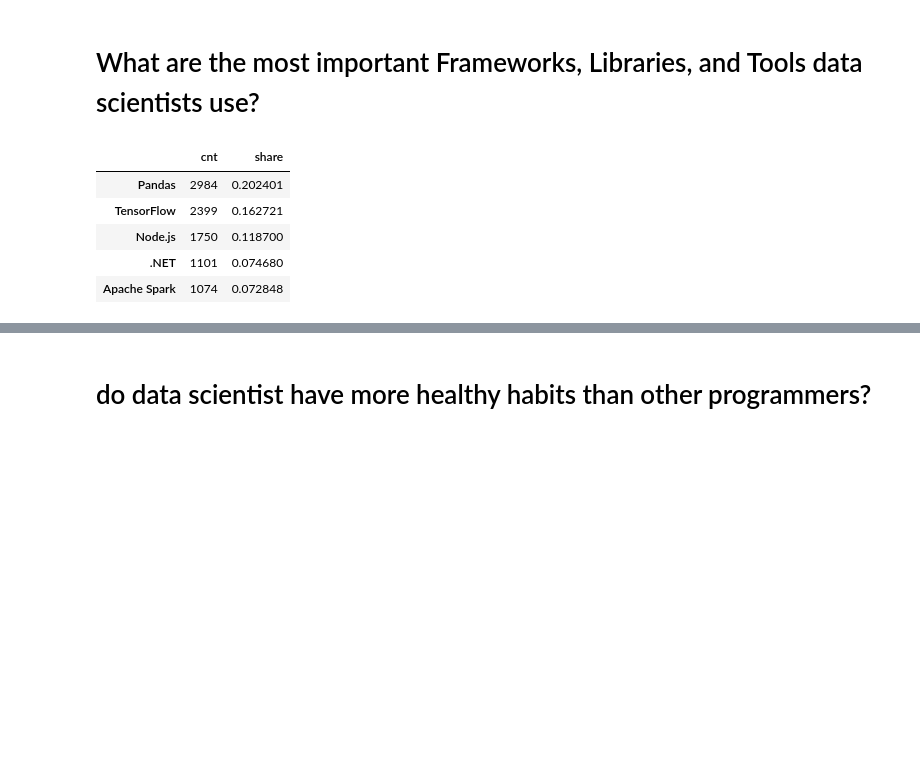
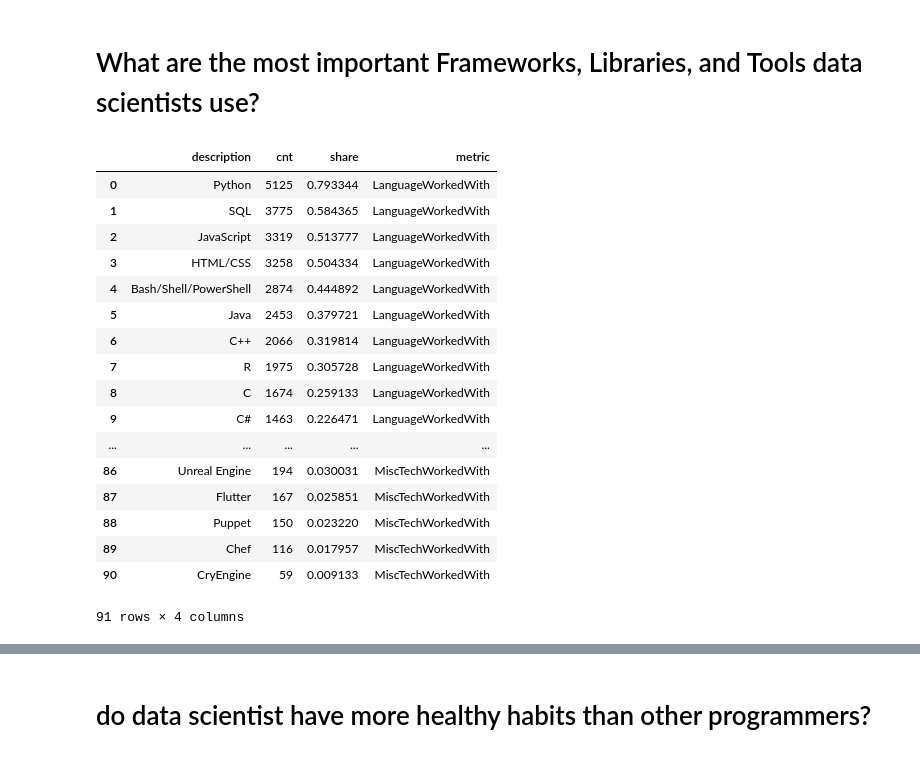
Before and after one commit to StefanTippelt/stack_overflow_developer_survey, a Jupyter notebook: stackoverflow_exploration.ipynb, the cells around one changed output, grey strips where cells are left out. Drawn from its saved outputs; the diff is of its cells as text; code cells hidden in the pictures; blank space fills up the shorter version.

```diff
--- a/stackoverflow_exploration.ipynb
+++ b/stackoverflow_exploration.ipynb
@@ -191,14 +186,0 @@ metrics = ["LanguageWorkedWith",
-# %%
-ds_df["individual_MiscTechWorkedWith"] = ds_df["MiscTechWorkedWith"].str.split(";")
-
-tmp_misc_tools = ds_df["individual_MiscTechWorkedWith"].apply(pd.Series).stack()
-ds_misc_tools = tmp_misc_tools.value_counts().to_frame().rename(columns={0: 'cnt'})
-ds_misc_tools["share"] = ds_misc_tools["cnt"] / ds_misc_tools["cnt"].sum()
-ds_misc_tools.head()
-# %% [output]
-|  | cnt | share |
-| Pandas | 2984 | 0.202401 |
-| TensorFlow | 2399 | 0.162721 |
-| Node.js | 1750 | 0.118700 |
-| .NET | 1101 | 0.074680 |
-| Apache Spark | 1074 | 0.072848 |
@@ -216,0 +200,21 @@ def get_shares(df, col, delimiter=';'):
+# %%
+mydf
+# %% [output]
+|  | description | cnt | share | metric |
+| 0 | Python | 5125 | 0.793344 | LanguageWorkedWith |
+| 1 | SQL | 3775 | 0.584365 | LanguageWorkedWith |
+| 2 | JavaScript | 3319 | 0.513777 | LanguageWorkedWith |
+| 3 | HTML/CSS | 3258 | 0.504334 | LanguageWorkedWith |
+| 4 | Bash/Shell/PowerShell | 2874 | 0.444892 | LanguageWorkedWith |
+| 5 | Java | 2453 | 0.379721 | LanguageWorkedWith |
+| 6 | C++ | 2066 | 0.319814 | LanguageWorkedWith |
+| 7 | R | 1975 | 0.305728 | LanguageWorkedWith |
+| 8 | C | 1674 | 0.259133 | LanguageWorkedWith |
+| 9 | C# | 1463 | 0.226471 | LanguageWorkedWith |
+| ... | ... | ... | ... | ... |
+| 86 | Unreal Engine | 194 | 0.030031 | MiscTechWorkedWith |
+| 87 | Flutter | 167 | 0.025851 | MiscTechWorkedWith |
+| 88 | Puppet | 150 | 0.023220 | MiscTechWorkedWith |
+| 89 | Chef | 116 | 0.017957 | MiscTechWorkedWith |
+| 90 | CryEngine | 59 | 0.009133 | MiscTechWorkedWith |
+91 rows × 4 columns
```
Also changed, not shown: parts of 27 cells of this notebook.
